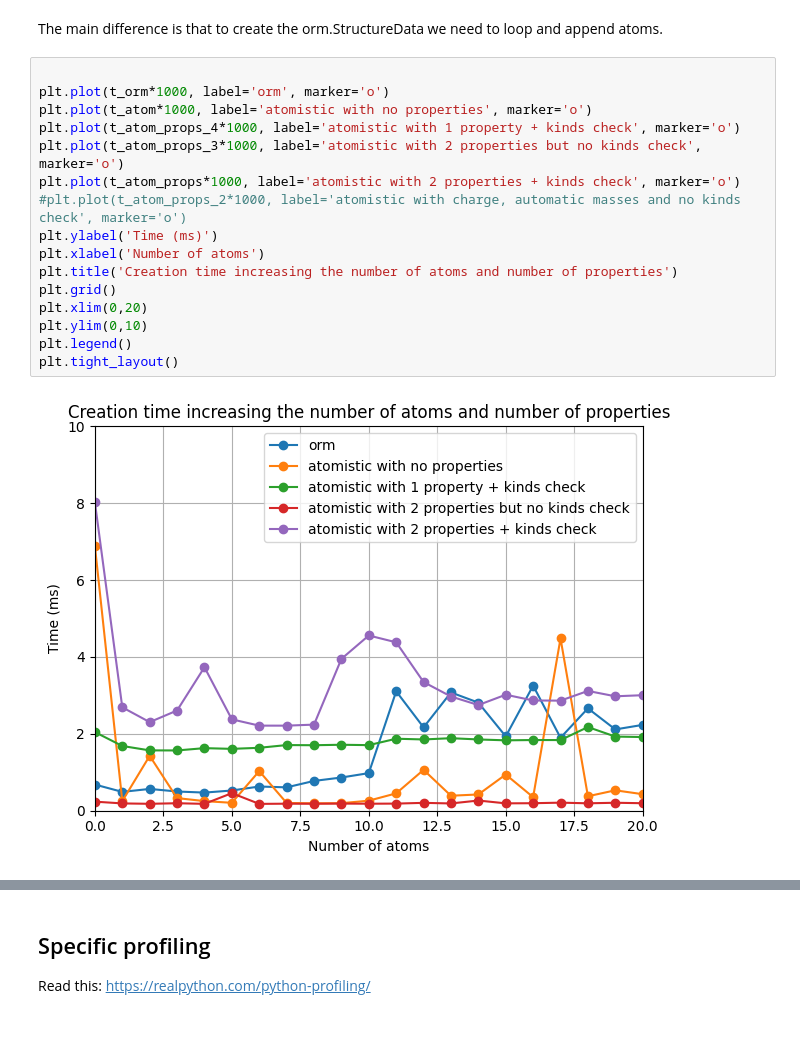
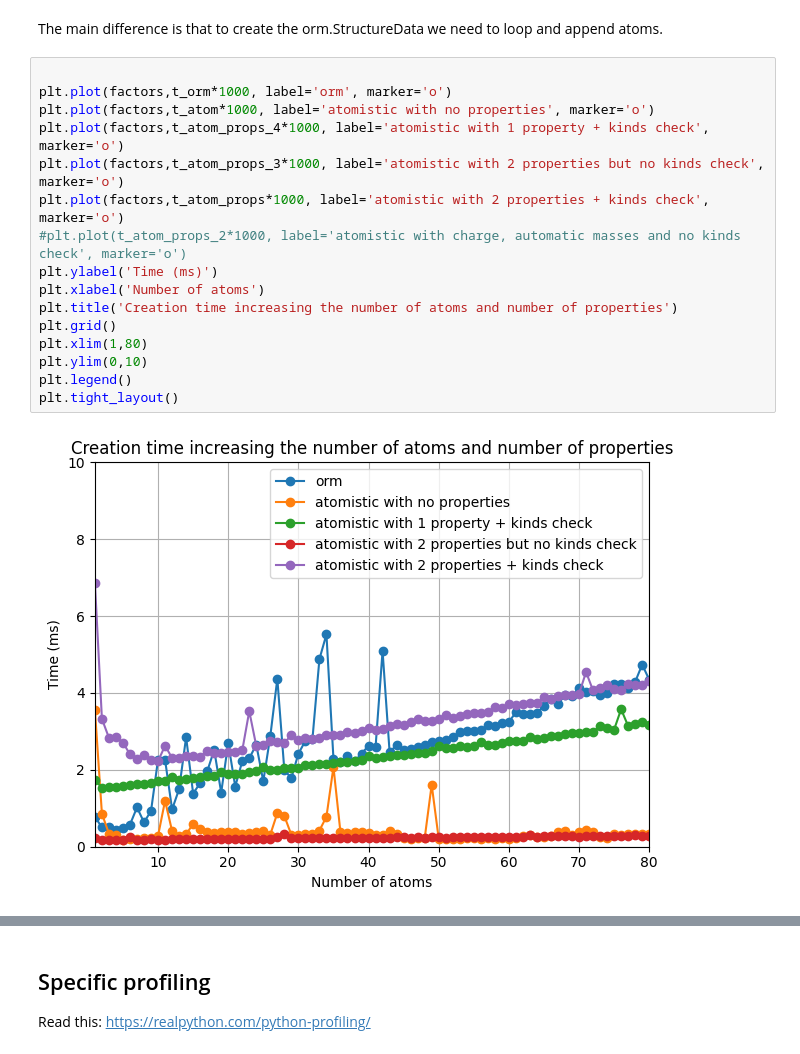
Before and after one commit to mikibonacci/aiida-atomistic, a Jupyter notebook: src/aiida_atomistic/data/structure/performance_test.ipynb, the cells around one changed output, grey strips where cells are left out. Drawn from its saved outputs; the diff is of its cells as text.

```diff
--- a/src/aiida_atomistic/data/structure/performance_test.ipynb
+++ b/src/aiida_atomistic/data/structure/performance_test.ipynb
@@ -187,19 +189,19 @@ plt.savefig('scaling.png')
 The main difference is that to create the orm.StructureData we need to loop and append atoms.
 # %%
 
-plt.plot(t_orm*1000, label='orm', marker='o')
-plt.plot(t_atom*1000, label='atomistic with no properties', marker='o')
-plt.plot(t_atom_props_4*1000, label='atomistic with 1 property + kinds check', marker='o')
-plt.plot(t_atom_props_3*1000, label='atomistic with 2 properties but no kinds check', marker='o')
-plt.plot(t_atom_props*1000, label='atomistic with 2 properties + kinds check', marker='o')
+plt.plot(factors,t_orm*1000, label='orm', marker='o')
+plt.plot(factors,t_atom*1000, label='atomistic with no properties', marker='o')
+plt.plot(factors,t_atom_props_4*1000, label='atomistic with 1 property + kinds check', marker='o')
+plt.plot(factors,t_atom_props_3*1000, label='atomistic with 2 properties but no kinds check', marker='o')
+plt.plot(factors,t_atom_props*1000, label='atomistic with 2 properties + kinds check', marker='o')
 #plt.plot(t_atom_props_2*1000, label='atomistic with charge, automatic masses and no kinds check', marker='o')
 plt.ylabel('Time (ms)')
 plt.xlabel('Number of atoms')
 plt.title('Creation time increasing the number of atoms and number of properties')
 plt.grid()
-plt.xlim(0,20)
+plt.xlim(1,80)
 plt.ylim(0,10)
 plt.legend()
 plt.tight_layout()
 # %% [output]
-[figure, old version]
+[figure, new version]
```
Also changed, not shown: parts of 3 cells of this notebook, 1 other file.
